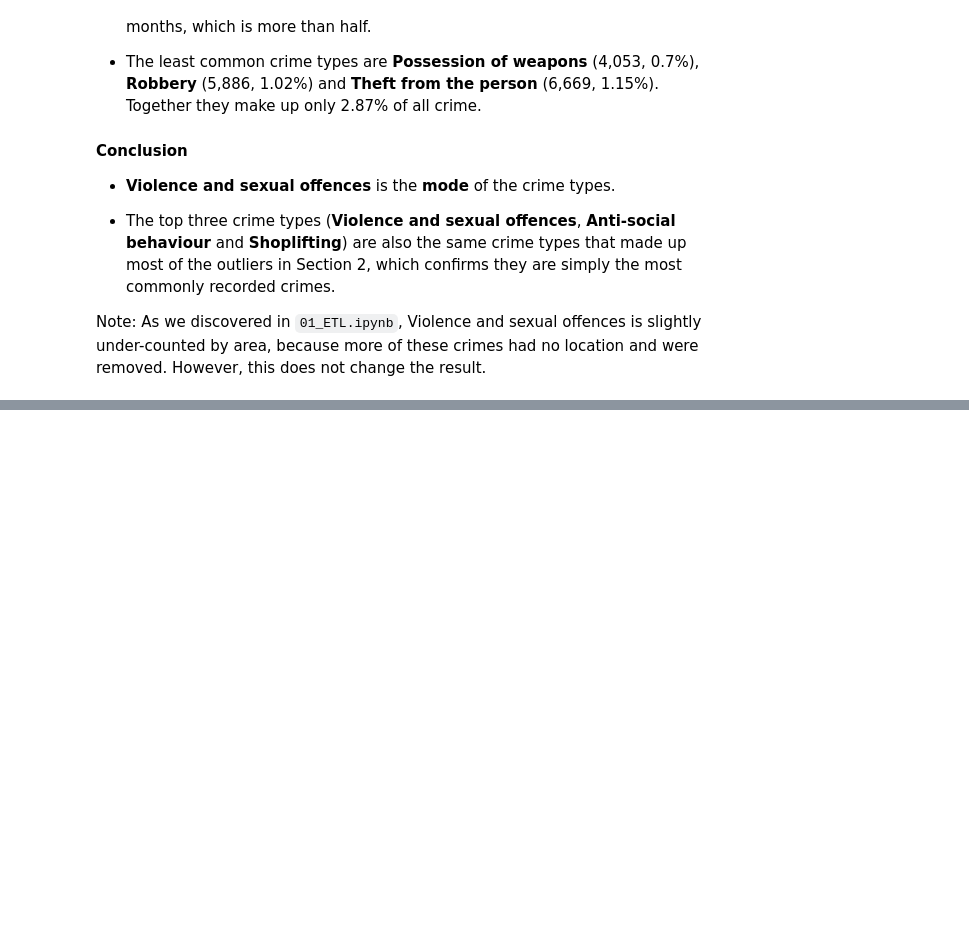
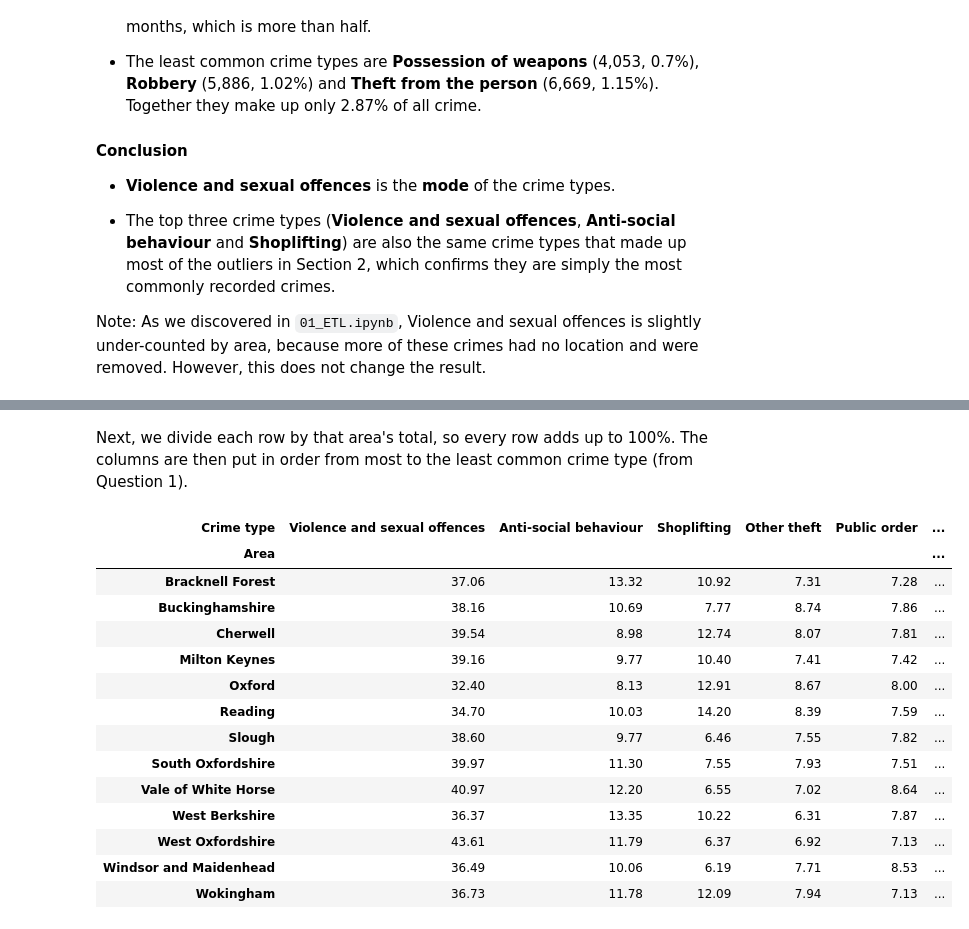
Before and after one commit to danb160/thames-valley-crime-insights, a Jupyter notebook: jupyter_notebooks/02_EDA.ipynb, the cells around one changed output, grey strips where cells are left out. Cells and saved outputs as stored; diff of their text form; code cells hidden in the pictures; blank space fills up the shorter version.

```diff
--- a/jupyter_notebooks/02_EDA.ipynb
+++ b/jupyter_notebooks/02_EDA.ipynb
@@ -544,0 +627,26 @@ Note: As we discovered in `01_ETL.ipynb`, Violence and sexual offences is slight
+# %% [markdown]
+Next, we divide each row by that area's total, so every row adds up to 100%. The columns are then put in order from most to the least common crime type (from Question 1).
+# %%
+# Turn each row into percentages of that area's total
+area_mix = area_mix.div(area_mix.sum(axis=1), axis=0) * 100
+
+# Order the columns
+area_mix = area_mix[crime_types["Crime type"]]
+
+area_mix.round(2)
+# %% [output]
+| Crime type | Violence and sexual offences | Anti-social behaviour | Shoplifting | Other theft | Public order | ... |
+| Area |  |  |  |  |  | ... |
+| Bracknell Forest | 37.06 | 13.32 | 10.92 | 7.31 | 7.28 | ... |
+| Buckinghamshire | 38.16 | 10.69 | 7.77 | 8.74 | 7.86 | ... |
+| Cherwell | 39.54 | 8.98 | 12.74 | 8.07 | 7.81 | ... |
+| Milton Keynes | 39.16 | 9.77 | 10.40 | 7.41 | 7.42 | ... |
+| Oxford | 32.40 | 8.13 | 12.91 | 8.67 | 8.00 | ... |
+| Reading | 34.70 | 10.03 | 14.20 | 8.39 | 7.59 | ... |
+| Slough | 38.60 | 9.77 | 6.46 | 7.55 | 7.82 | ... |
+| South Oxfordshire | 39.97 | 11.30 | 7.55 | 7.93 | 7.51 | ... |
+| Vale of White Horse | 40.97 | 12.20 | 6.55 | 7.02 | 8.64 | ... |
+| West Berkshire | 36.37 | 13.35 | 10.22 | 6.31 | 7.87 | ... |
+| West Oxfordshire | 43.61 | 11.79 | 6.37 | 6.92 | 7.13 | ... |
+| Windsor and Maidenhead | 36.49 | 10.06 | 6.19 | 7.71 | 8.53 | ... |
+| Wokingham | 36.73 | 11.78 | 12.09 | 7.94 | 7.13 | ... |
```
Also changed, not shown: parts of 10 cells of this notebook.
